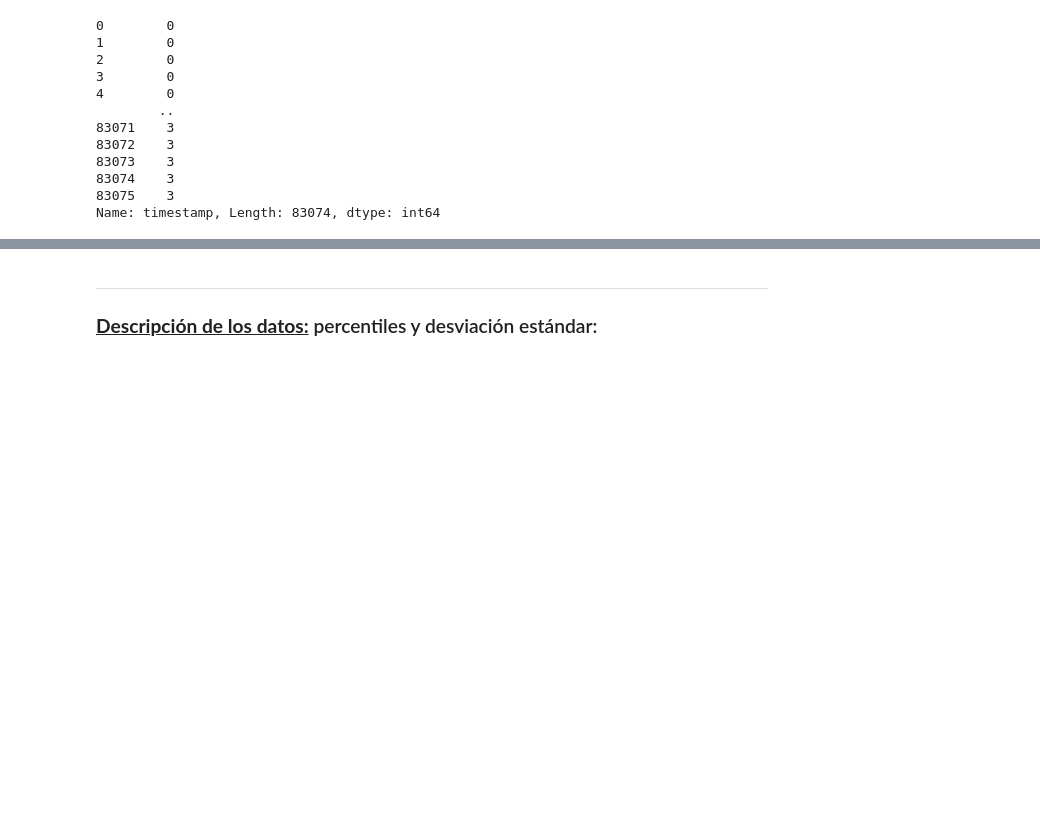
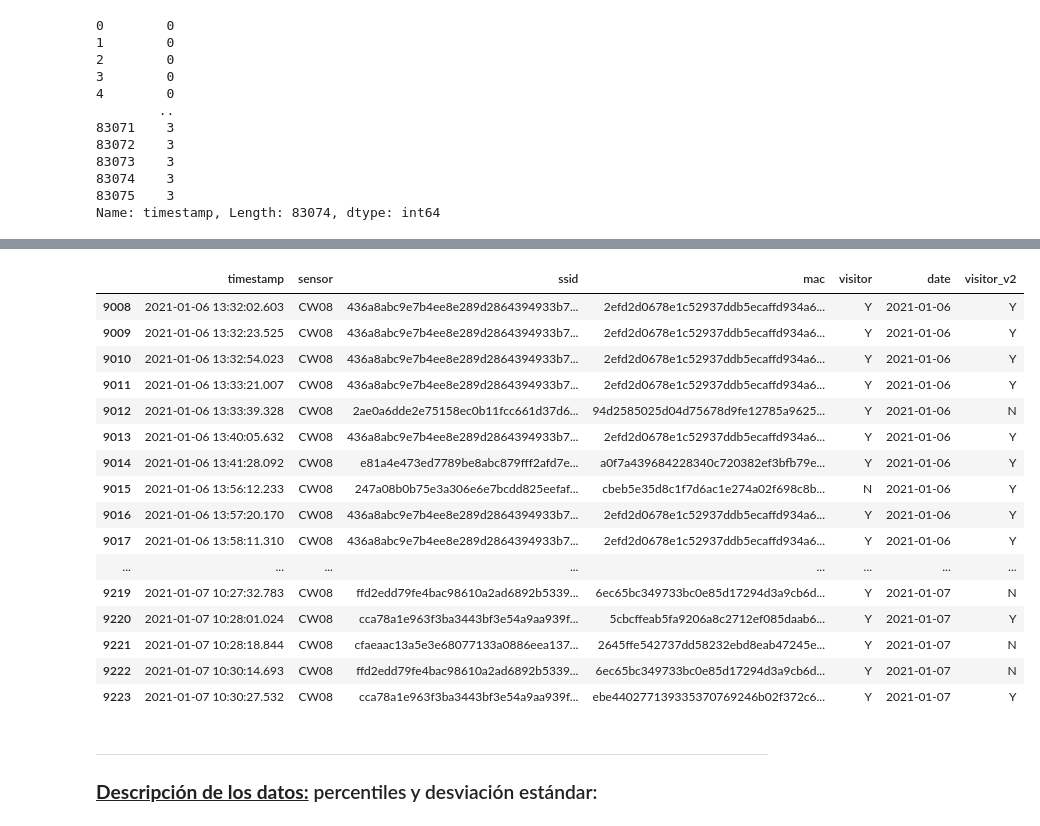
Before and after one commit to jibt1/TFM, a Jupyter notebook: Código/estudioExploracion.ipynb, the cells around one changed output, grey strips where cells are left out. Cells and saved outputs as stored; diff of their text form; code cells hidden in the pictures; blank space fills up the shorter version.

Commit message:
Primera parte del filtro hecha, falta elimiar los días festivos

```diff
--- a/Código/estudioExploracion.ipynb
+++ b/Código/estudioExploracion.ipynb
@@ -236,19 +236,3 @@ pd.to_datetime(df_sensor['timestamp']).dt.weekday # .value_counts().sort_values(
 83074    3
 83075    3
 Name: timestamp, Length: 83074, dtype: int64
-# %%
-# Función que se encarga del filtrado (rango horario y festivos)
-
-test = df_sensor.copy()
-
-
-def filtroHorario (df):
-   ListaDias = ["Monday", "Tuesday", "Wednesday", "Thursday", "Friday"]
-
-   df = df[(pd.to_datetime(df['timestamp']).dt.hour > 10) &
-            (pd.to_datetime(df['timestamp']).dt.hour <= 14) & # hasta aqui filtramos rango horario
-            pd.to_datetime(df['timestamp']).dt.weekday <= 5] # hasta aqui
-   return df
-
-test = filtroHorario(test)
-test[1000:1050]
@@ -273,3 +255,50 @@ test[1000:1050]
+# %%
+# Función que se encarga del filtrado (rango horario y festivos)
+# realizamos filtrado para hacer coincidir el horario y días del sensor
+# con los de la apertura de la oficina
+
+test = df_sensor.copy()
+
+
+def filtroHorario (df):
+
+   """
+   Filtramos para obtener información de los registros de 10 a 14h, y de 17 a 19h en los días correspondientes (4/01 y 5/01)
+   """
+   df = df[(((pd.to_datetime(df['timestamp']).dt.hour > 9) & (pd.to_datetime(df['timestamp']).dt.hour < 14)) |
+            ((pd.to_datetime(df['timestamp']).dt.hour > 16) & (pd.to_datetime(df['timestamp']).dt.hour < 19) &
+            (((pd.to_datetime(df['timestamp']).dt.month == 1) & (pd.to_datetime(df['timestamp']).dt.day == 4)) |
+            ((pd.to_datetime(df['timestamp']).dt.month == 1) & (pd.to_datetime(df['timestamp']).dt.day == 5))))
+         )]
+
+   """
+   Días en los que la oficina de turismo está cerrada
+   1,6/01, 1/05 y 25/12
+   """
+
+
+   return df
+
+test = filtroHorario(test)
+test[4440:4480]
+# %% [output]
+|  | timestamp | sensor | ssid | mac | visitor | date | visitor_v2 |
+| 9008 | 2021-01-06 13:32:02.603 | CW08 | 436a8abc9e7b4ee8e289d2864394933b7... | 2efd2d0678e1c52937ddb5ecaffd934a6... | Y | 2021-01-06 | Y |
+| 9009 | 2021-01-06 13:32:23.525 | CW08 | 436a8abc9e7b4ee8e289d2864394933b7... | 2efd2d0678e1c52937ddb5ecaffd934a6... | Y | 2021-01-06 | Y |
+| 9010 | 2021-01-06 13:32:54.023 | CW08 | 436a8abc9e7b4ee8e289d2864394933b7... | 2efd2d0678e1c52937ddb5ecaffd934a6... | Y | 2021-01-06 | Y |
+| 9011 | 2021-01-06 13:33:21.007 | CW08 | 436a8abc9e7b4ee8e289d2864394933b7... | 2efd2d0678e1c52937ddb5ecaffd934a6... | Y | 2021-01-06 | Y |
+| 9012 | 2021-01-06 13:33:39.328 | CW08 | 2ae0a6dde2e75158ec0b11fcc661d37d6... | 94d2585025d04d75678d9fe12785a9625... | Y | 2021-01-06 | N |
+| 9013 | 2021-01-06 13:40:05.632 | CW08 | 436a8abc9e7b4ee8e289d2864394933b7... | 2efd2d0678e1c52937ddb5ecaffd934a6... | Y | 2021-01-06 | Y |
+| 9014 | 2021-01-06 13:41:28.092 | CW08 | e81a4e473ed7789be8abc879fff2afd7e... | a0f7a439684228340c720382ef3bfb79e... | Y | 2021-01-06 | Y |
+| 9015 | 2021-01-06 13:56:12.233 | CW08 | 247a08b0b75e3a306e6e7bcdd825eefaf... | cbeb5e35d8c1f7d6ac1e274a02f698c8b... | N | 2021-01-06 | Y |
+| 9016 | 2021-01-06 13:57:20.170 | CW08 | 436a8abc9e7b4ee8e289d2864394933b7... | 2efd2d0678e1c52937ddb5ecaffd934a6... | Y | 2021-01-06 | Y |
+| 9017 | 2021-01-06 13:58:11.310 | CW08 | 436a8abc9e7b4ee8e289d2864394933b7... | 2efd2d0678e1c52937ddb5ecaffd934a6... | Y | 2021-01-06 | Y |
+| ... | ... | ... | ... | ... | ... | ... | ... |
+| 9219 | 2021-01-07 10:27:32.783 | CW08 | ffd2edd79fe4bac98610a2ad6892b5339... | 6ec65bc349733bc0e85d17294d3a9cb6d... | Y | 2021-01-07 | N |
+| 9220 | 2021-01-07 10:28:01.024 | CW08 | cca78a1e963f3ba3443bf3e54a9aa939f... | 5cbcffeab5fa9206a8c2712ef085daab6... | Y | 2021-01-07 | Y |
+| 9221 | 2021-01-07 10:28:18.844 | CW08 | cfaeaac13a5e3e68077133a0886eea137... | 2645ffe542737dd58232ebd8eab47245e... | Y | 2021-01-07 | N |
+| 9222 | 2021-01-07 10:30:14.693 | CW08 | ffd2edd79fe4bac98610a2ad6892b5339... | 6ec65bc349733bc0e85d17294d3a9cb6d... | Y | 2021-01-07 | N |
+| 9223 | 2021-01-07 10:30:27.532 | CW08 | cca78a1e963f3ba3443bf3e54a9aa939f... | ebe440277139335370769246b02f372c6... | Y | 2021-01-07 | Y |
 # %% [markdown]
 ---
 ### <u>**Descripción de los datos:**</u> percentiles y desviación estándar:
```
Also changed, not shown: parts of 2 cells of this notebook.
